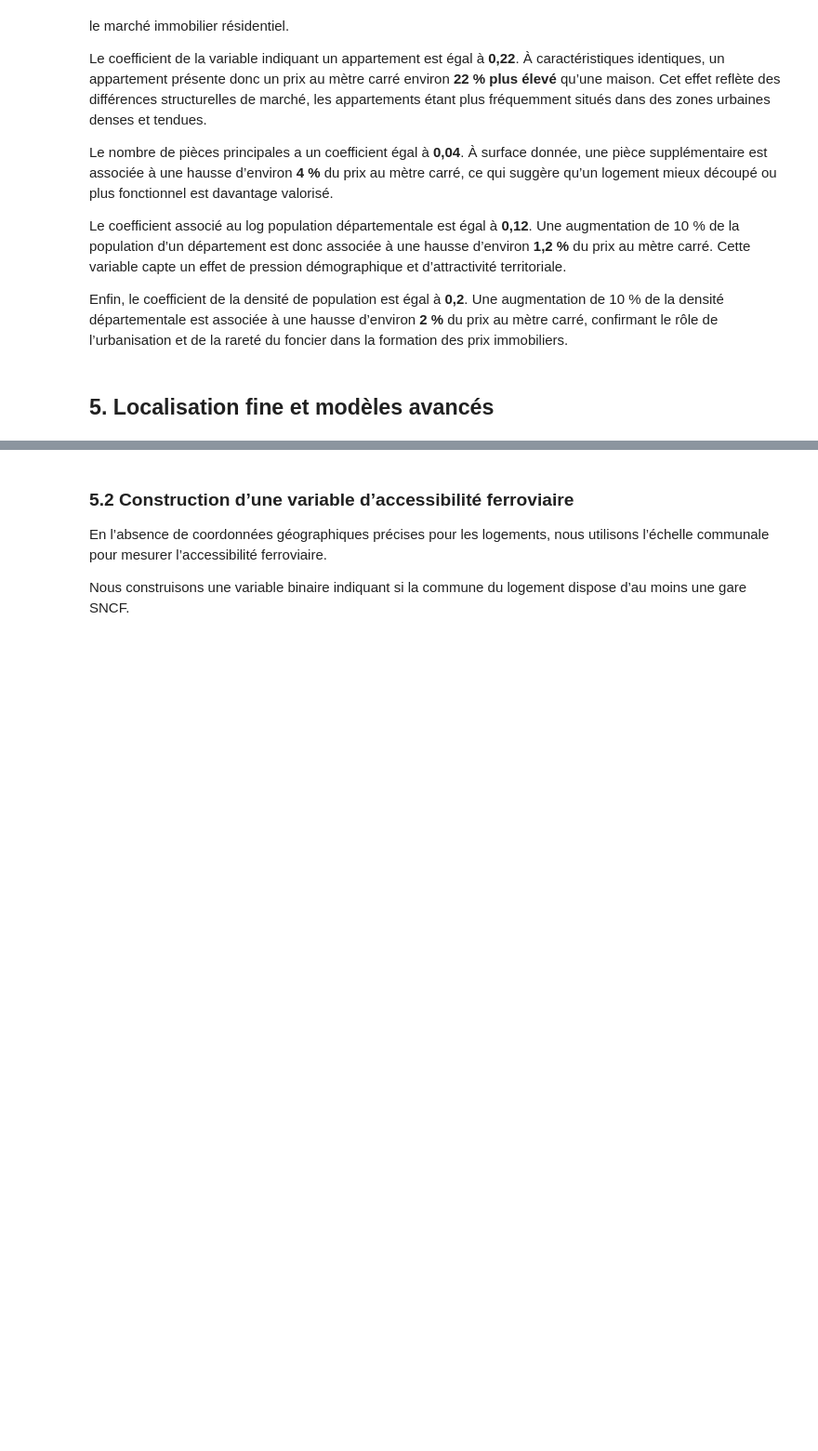
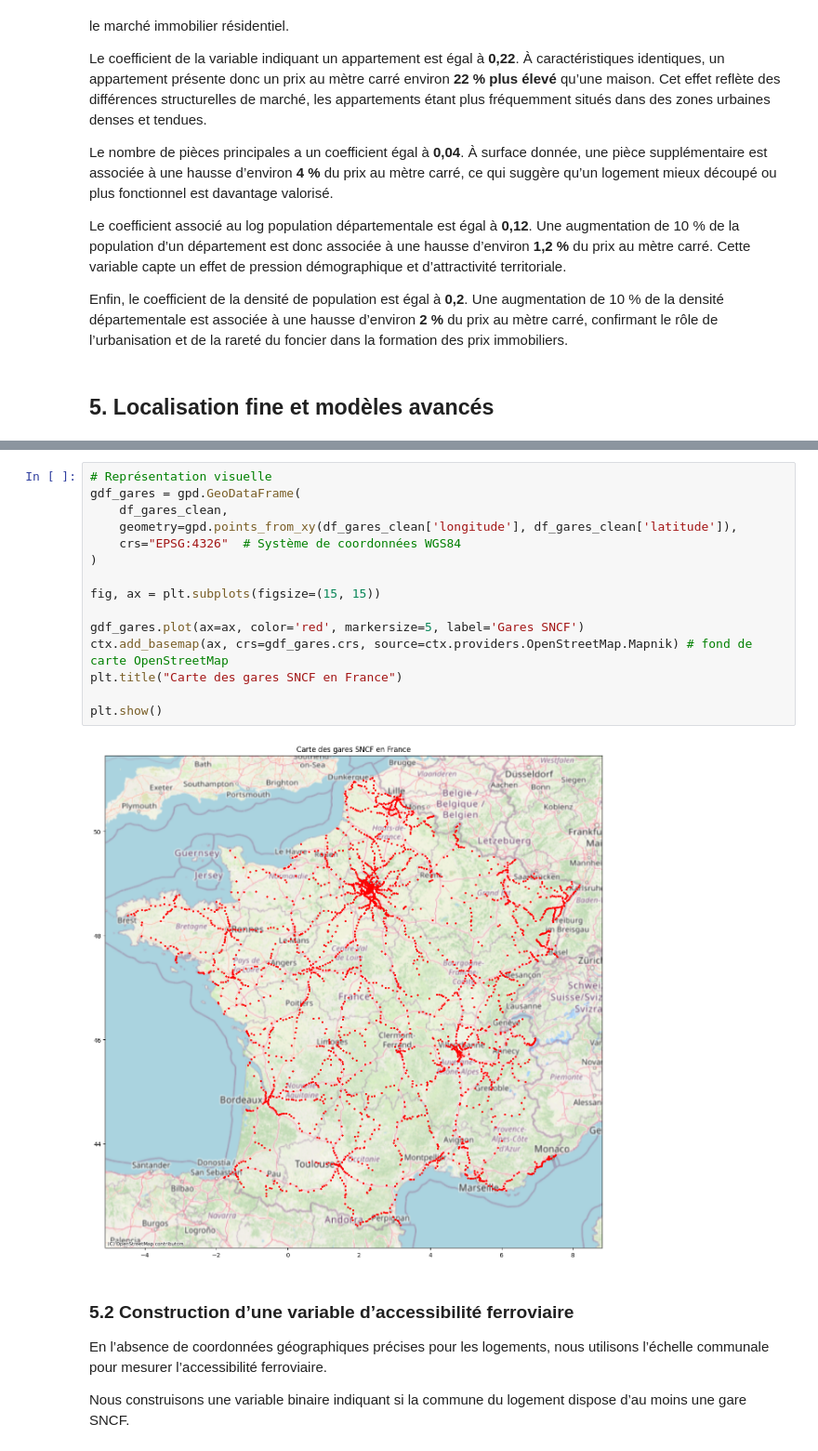
Before and after one commit to constantinsimon/Projet-Python-2A-ENSAE, a Jupyter notebook: Main notebook.ipynb, the cells around one changed output, grey strips where cells are left out. Shown at 93% size. Drawn from its saved outputs; the diff is of its cells as text; blank space fills up the shorter version.

```diff
--- a/Main notebook.ipynb
+++ b/Main notebook.ipynb
@@ -756,6 +823,23 @@ communes_avec_gare = gares["Code commune"].astype(str).unique()
 len(communes_avec_gare)
 # %% [output]
 2473
+# %%
+# Représentation visuelle
+gdf_gares = gpd.GeoDataFrame(
+    df_gares_clean,
+    geometry=gpd.points_from_xy(df_gares_clean['longitude'], df_gares_clean['latitude']),
+    crs="EPSG:4326"  # Système de coordonnées WGS84
+)
+
+fig, ax = plt.subplots(figsize=(15, 15))
+
+gdf_gares.plot(ax=ax, color='red', markersize=5, label='Gares SNCF')
+ctx.add_basemap(ax, crs=gdf_gares.crs, source=ctx.providers.OpenStreetMap.Mapnik) # fond de carte OpenStreetMap
+plt.title("Carte des gares SNCF en France")
+
+plt.show()
+# %% [output]
+[figure, added]
 # %% [markdown]
 ### 5.2 Construction d’une variable d’accessibilité ferroviaire
 
```
Also changed, not shown: parts of 14 cells of this notebook, 1 other file.
